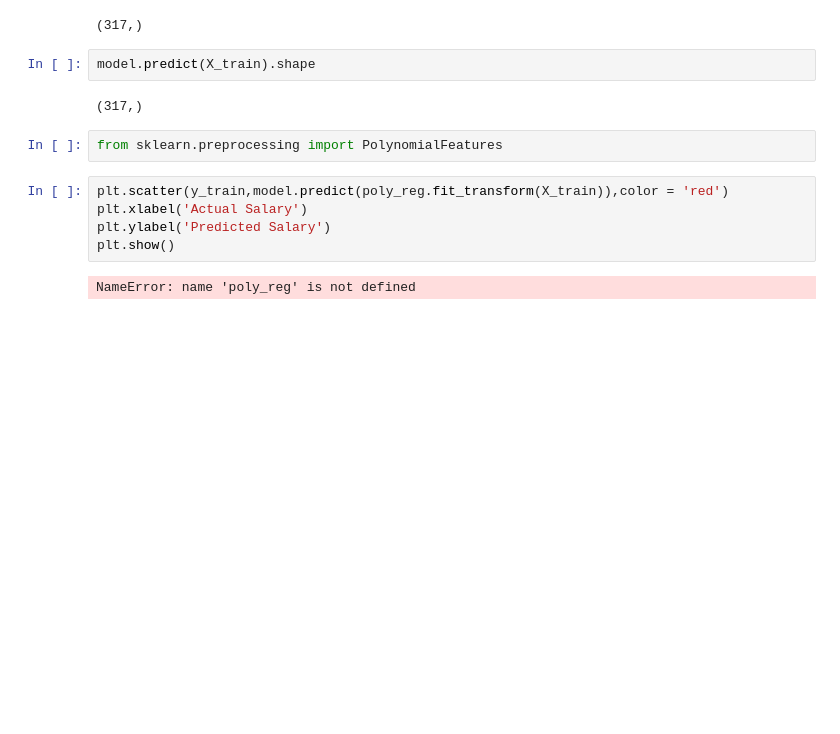
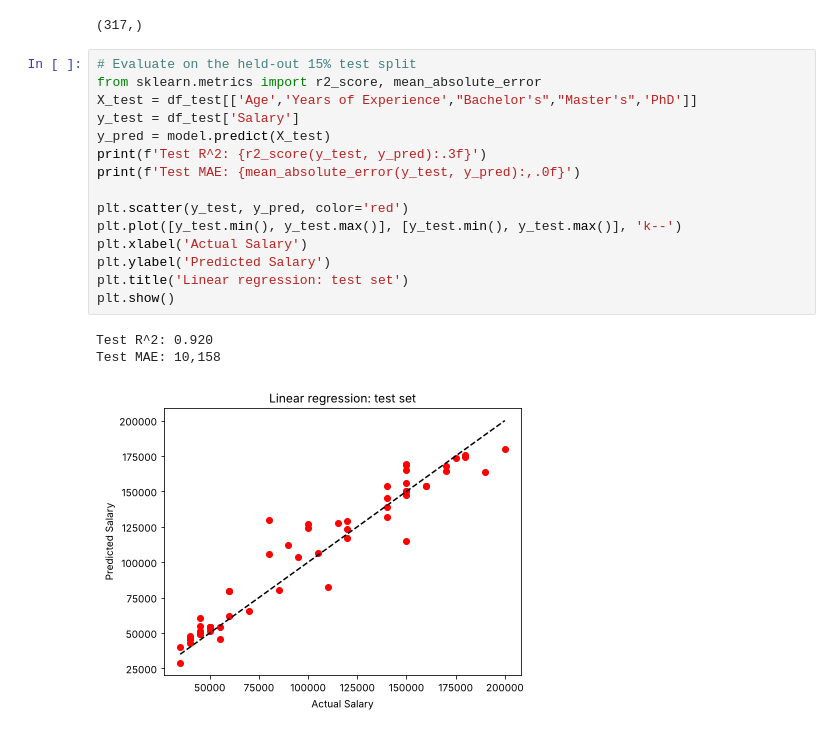
Before and after one commit to subarna007/SalaryPrediction, a Jupyter notebook: Multivarient_SalaryPrediction.ipynb, the cells around one changed output. Drawn from its saved outputs; the diff is of its cells as text; blank space fills up the shorter version.

Commit message:
Fix undefined poly_reg cell, evaluate on test split; add README

```diff
--- a/Multivarient_SalaryPrediction.ipynb
+++ b/Multivarient_SalaryPrediction.ipynb
@@ -403,16 +342,22 @@ y_train.shape
 model.predict(X_train).shape
 # %% [output]
 (317,)
-# %%
-model.predict(X_train).shape
-# %% [output]
-(317,)
-# %%
-from sklearn.preprocessing import PolynomialFeatures
 # %%
-plt.scatter(y_train,model.predict(poly_reg.fit_transform(X_train)),color = 'red')
+# Evaluate on the held-out 15% test split
+from sklearn.metrics import r2_score, mean_absolute_error
+X_test = df_test[['Age','Years of Experience',"Bachelor's","Master's",'PhD']]
+y_test = df_test['Salary']
+y_pred = model.predict(X_test)
+print(f'Test R^2: {r2_score(y_test, y_pred):.3f}')
+print(f'Test MAE: {mean_absolute_error(y_test, y_pred):,.0f}')
+
+plt.scatter(y_test, y_pred, color='red')
+plt.plot([y_test.min(), y_test.max()], [y_test.min(), y_test.max()], 'k--')
 plt.xlabel('Actual Salary')
 plt.ylabel('Predicted Salary')
+plt.title('Linear regression: test set')
 plt.show()
 # %% [output]
-NameError: name 'poly_reg' is not defined
+Test R^2: 0.920
+Test MAE: 10,158
+[figure, added]
```
Also changed, not shown: parts of 7 cells of this notebook, 2 other files.
